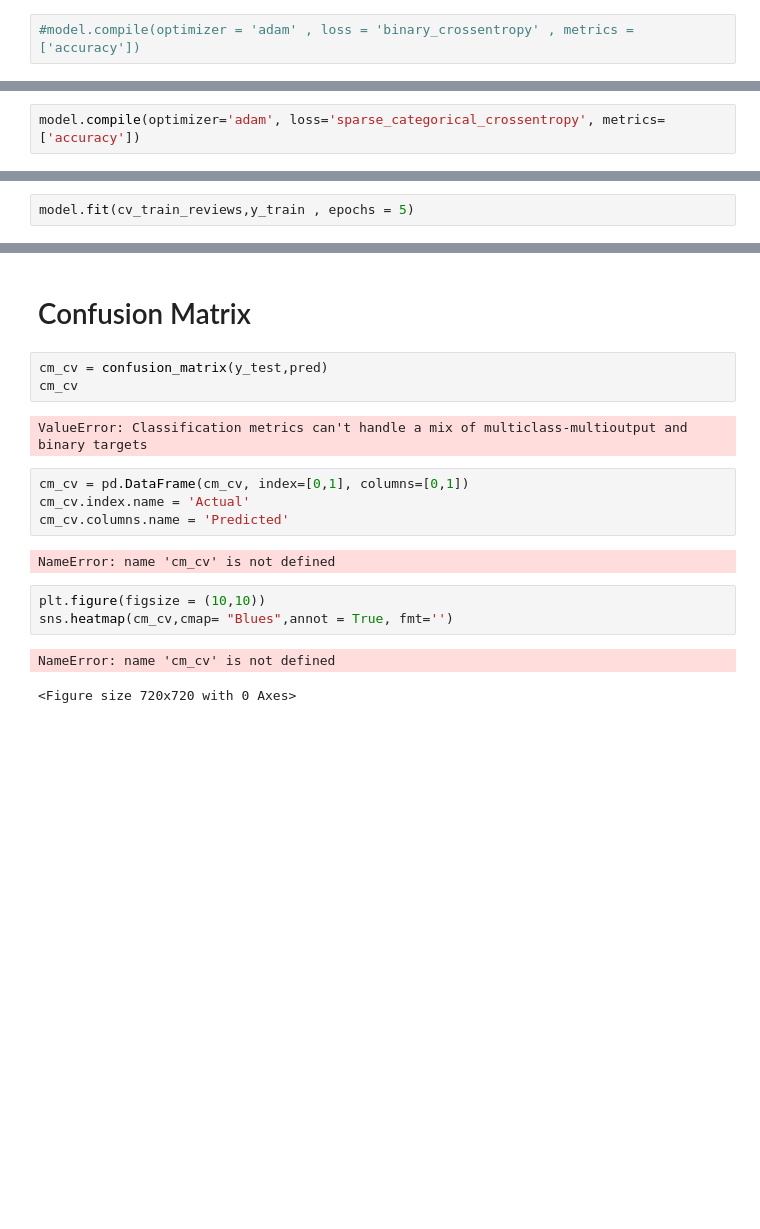
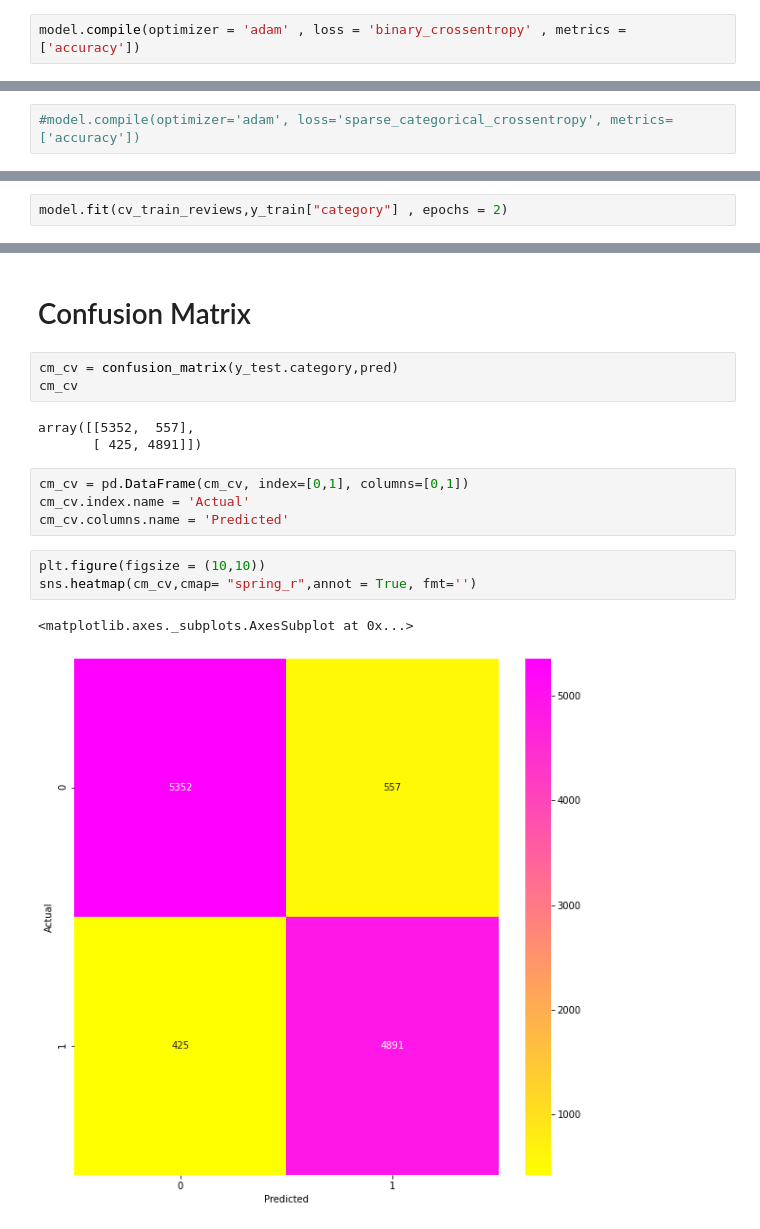
Before and after one commit to nmanduri999/Fake_news_detection_project_3, a Jupyter notebook: CNNmodel.ipynb, the cells around one changed output, grey strips where cells are left out. Cells and saved outputs as stored; diff of their text form; blank space fills up the shorter version.

```diff
--- a/CNNmodel.ipynb
+++ b/CNNmodel.ipynb
@@ -245,4 +232,4 @@ WARNING:tensorflow:From /usr/local/lib/python3.7/site-packages/keras/backend/ten
 # %% [markdown]
 # Compile the model
 # %%
-#model.compile(optimizer = 'adam' , loss = 'binary_crossentropy' , metrics = ['accuracy'])
+model.compile(optimizer = 'adam' , loss = 'binary_crossentropy' , metrics = ['accuracy'])
@@ -249,4 +244,4 @@ WARNING:tensorflow:From /usr/local/lib/python3.7/site-packages/keras/backend/ten
 # %% [markdown]
 # Fit the model
 # %%
-model.compile(optimizer='adam', loss='sparse_categorical_crossentropy', metrics=['accuracy'])
+#model.compile(optimizer='adam', loss='sparse_categorical_crossentropy', metrics=['accuracy'])
@@ -257,3 +252,3 @@ WARNING:tensorflow:From /usr/local/lib/python3.7/site-packages/keras/backend/ten
 # %%
-model.fit(cv_train_reviews,y_train , epochs = 5)
+model.fit(cv_train_reviews,y_train["category"] , epochs = 2)
 # %% [output]
@@ -292,19 +322,18 @@ ValueError: Classification metrics can't handle a mix of multiclass-multioutput
 # %% [markdown]
 # Confusion Matrix
 # %%
-cm_cv = confusion_matrix(y_test,pred)
+cm_cv = confusion_matrix(y_test.category,pred)
 cm_cv
 # %% [output]
-ValueError: Classification metrics can't handle a mix of multiclass-multioutput and binary targets
+array([[5352,  557],
+       [ 425, 4891]])
 # %%
 cm_cv = pd.DataFrame(cm_cv, index=[0,1], columns=[0,1])
 cm_cv.index.name = 'Actual'
 cm_cv.columns.name = 'Predicted'
-# %% [output]
-NameError: name 'cm_cv' is not defined
 # %%
 plt.figure(figsize = (10,10))
-sns.heatmap(cm_cv,cmap= "Blues",annot = True, fmt='')
+sns.heatmap(cm_cv,cmap= "spring_r",annot = True, fmt='')
 # %% [output]
-NameError: name 'cm_cv' is not defined
+<matplotlib.axes._subplots.AxesSubplot at 0x...>
-<Figure size 720x720 with 0 Axes>
+[figure, added]
```
Also changed, not shown: parts of 12 cells of this notebook, 1 other file.
